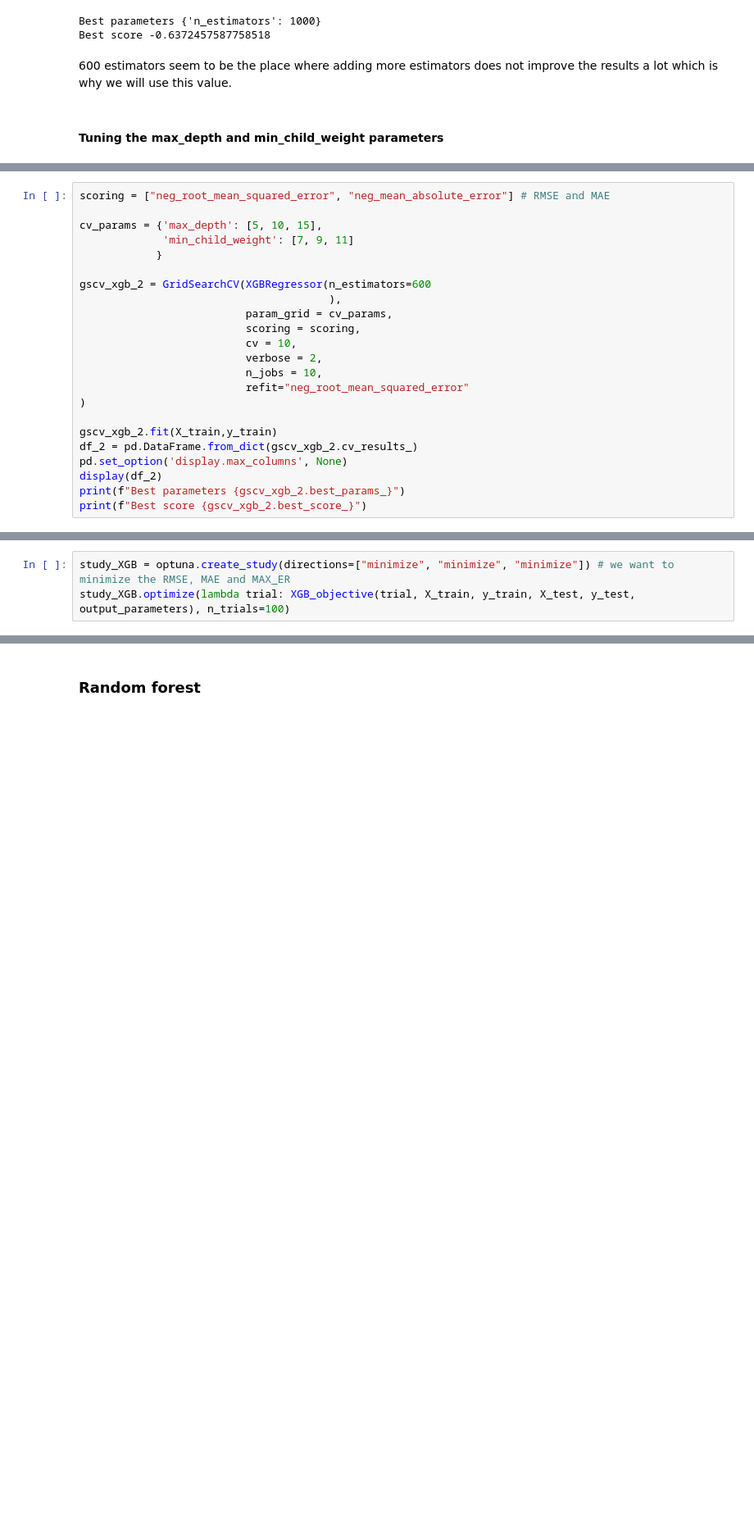
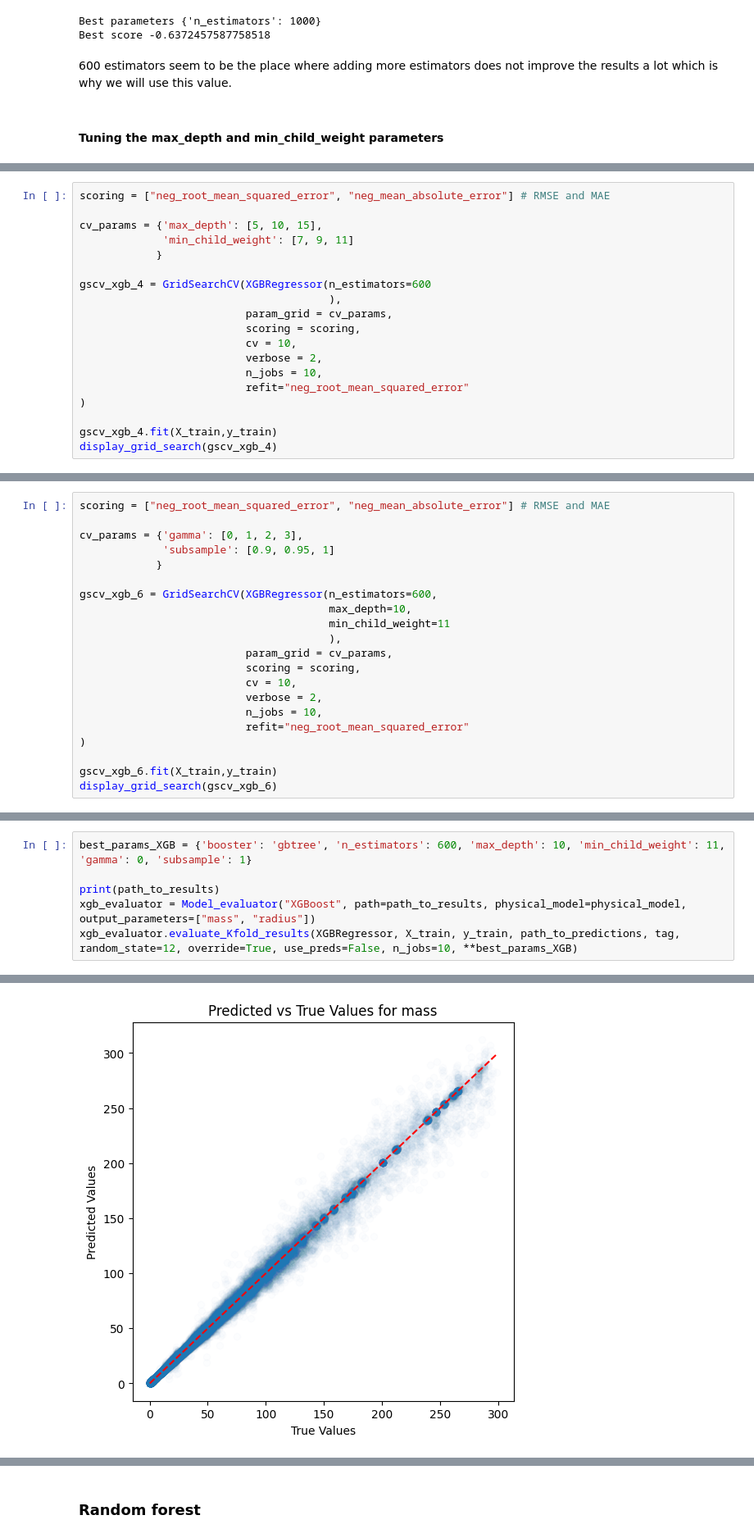
Before and after one commit to anpirott/thesis, a Jupyter notebook: notebooks/ML/method_ML/model_A/fine_tuned_models/MIST/Base/fine_tuned_models.ipynb, the cells around one changed output, grey strips where cells are left out. Shown at 82% size. Drawn from its saved outputs; the diff is of its cells as text; blank space fills up the shorter version.

Commit message:
started the fine-tuning of some models and added a function to plot isochrones

```diff
--- a/notebooks/ML/method_ML/model_A/fine_tuned_models/MIST/Base/fine_tuned_models.ipynb
+++ b/notebooks/ML/method_ML/model_A/fine_tuned_models/MIST/Base/fine_tuned_models.ipynb
@@ -207,7 +248,7 @@ cv_params = {'max_depth': [5, 10, 15],
              'min_child_weight': [7, 9, 11]
             }
 
-gscv_xgb_2 = GridSearchCV(XGBRegressor(n_estimators=600
+gscv_xgb_4 = GridSearchCV(XGBRegressor(n_estimators=600
                                        ),
                           param_grid = cv_params,
                           scoring = scoring,
@@ -217,9 +258,5 @@ gscv_xgb_2 = GridSearchCV(XGBRegressor(n_estimators=600
                           refit="neg_root_mean_squared_error"
 )
 
-gscv_xgb_2.fit(X_train,y_train)
-df_2 = pd.DataFrame.from_dict(gscv_xgb_2.cv_results_)
-pd.set_option('display.max_columns', None)
-display(df_2)
-print(f"Best parameters {gscv_xgb_2.best_params_}")
-print(f"Best score {gscv_xgb_2.best_score_}")
+gscv_xgb_4.fit(X_train,y_train)
+display_grid_search(gscv_xgb_4)
@@ -266,3 +276,0 @@ def XGB_objective(trial, X_train, y_train, X_test, y_test, output_parameters):
-# %%
-study_XGB = optuna.create_study(directions=["minimize", "minimize", "minimize"]) # we want to minimize the RMSE, MAE and MAX_ER
-study_XGB.optimize(lambda trial: XGB_objective(trial, X_train, y_train, X_test, y_test, output_parameters), n_trials=100)
@@ -311,0 +316,21 @@ SystemExit: 1
+# %%
+scoring = ["neg_root_mean_squared_error", "neg_mean_absolute_error"] # RMSE and MAE
+
+cv_params = {'gamma': [0, 1, 2, 3],
+             'subsample': [0.9, 0.95, 1]
+            }
+
+gscv_xgb_6 = GridSearchCV(XGBRegressor(n_estimators=600,
+                                       max_depth=10,
+                                       min_child_weight=11
+                                       ),
+                          param_grid = cv_params,
+                          scoring = scoring,
+                          cv = 10,
+                          verbose = 2,
+                          n_jobs = 10,
+                          refit="neg_root_mean_squared_error"
+)
+
+gscv_xgb_6.fit(X_train,y_train)
+display_grid_search(gscv_xgb_6)
@@ -311,0 +360,7 @@ SystemExit: 1
+# %%
+best_params_XGB = {'booster': 'gbtree', 'n_estimators': 600, 'max_depth': 10, 'min_child_weight': 11, 'gamma': 0, 'subsample': 1}
+
+print(path_to_results)
+xgb_evaluator = Model_evaluator("XGBoost", path=path_to_results, physical_model=physical_model, output_parameters=["mass", "radius"])
+xgb_evaluator.evaluate_Kfold_results(XGBRegressor, X_train, y_train, path_to_predictions, tag, random_state=12, override=True, use_preds=False, n_jobs=10, **best_params_XGB)
+# %% [output]
@@ -311,0 +383 @@ SystemExit: 1
+[figure, added]
```
Also changed, not shown: parts of 22 cells of this notebook, 3 other files.
